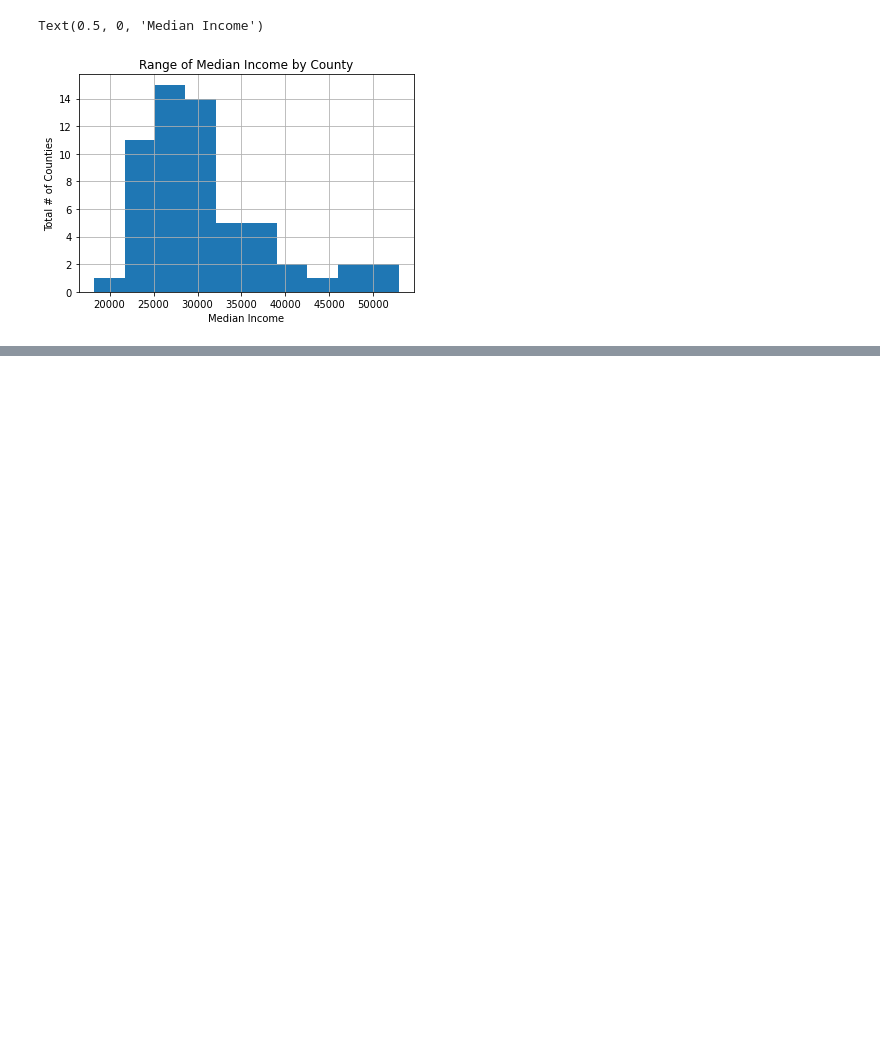
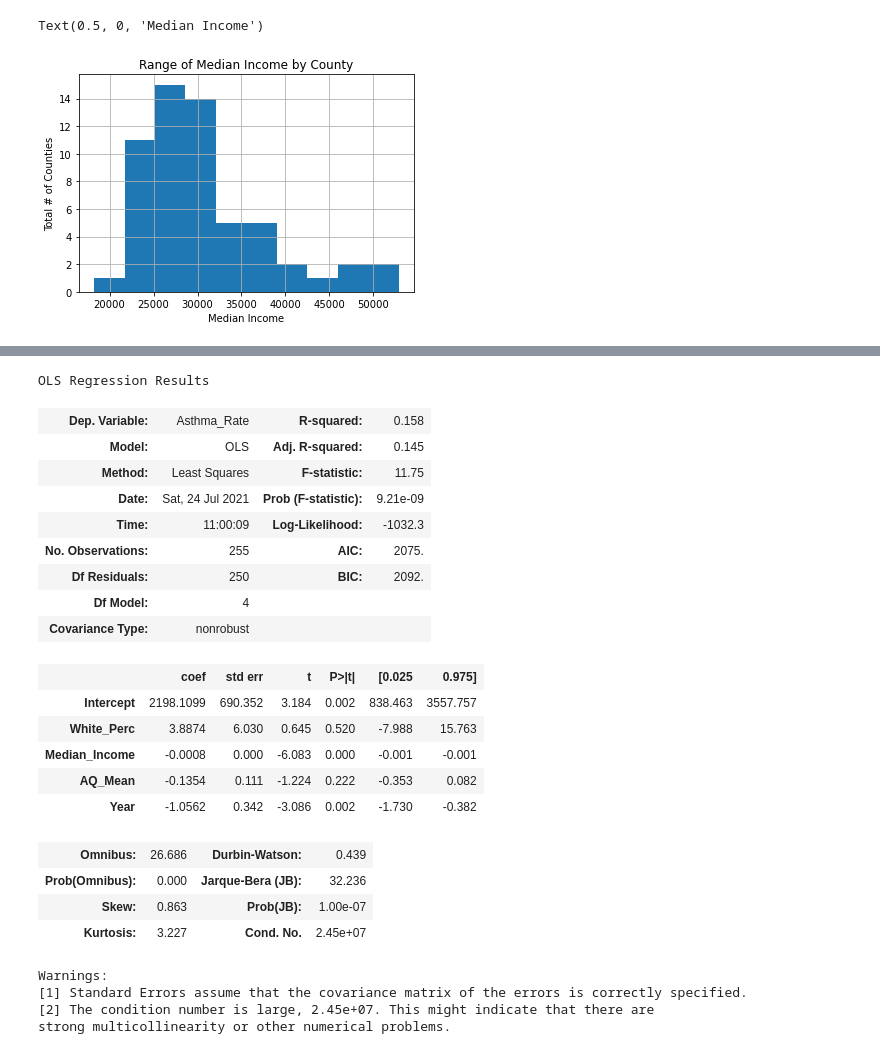
Before and after one commit to joelbray/team-103-project, a Jupyter notebook: census_eda_plus_merged_table_eda.ipynb, the cells around one changed output, grey strips where cells are left out. Cells and saved outputs as stored; diff of their text form; code cells hidden in the pictures; blank space fills up the shorter version.

```diff
--- a/census_eda_plus_merged_table_eda.ipynb
+++ b/census_eda_plus_merged_table_eda.ipynb
@@ -187,0 +382,30 @@ fitted.summary()
+# %%
+formula = 'Asthma_Rate ~ White_Perc + Median_Income + AQ_Mean + Year'
+model = sm.ols(formula = formula, data = df_complete)
+fitted = model.fit()
+fitted.summary()
+# %% [output]
+OLS Regression Results
+| Dep. Variable: | Asthma_Rate | R-squared: | 0.158 |
+| Model: | OLS | Adj. R-squared: | 0.145 |
+| Method: | Least Squares | F-statistic: | 11.75 |
+| Date: | Sat, 24 Jul 2021 | Prob (F-statistic): | 9.21e-09 |
+| Time: | 11:00:09 | Log-Likelihood: | -1032.3 |
+| No. Observations: | 255 | AIC: | 2075. |
+| Df Residuals: | 250 | BIC: | 2092. |
+| Df Model: | 4 |  |  |
+| Covariance Type: | nonrobust |  |  |
+|  | coef | std err | t | P>|t| | [0.025 | 0.975] |
+| Intercept | 2198.1099 | 690.352 | 3.184 | 0.002 | 838.463 | 3557.757 |
+| White_Perc | 3.8874 | 6.030 | 0.645 | 0.520 | -7.988 | 15.763 |
+| Median_Income | -0.0008 | 0.000 | -6.083 | 0.000 | -0.001 | -0.001 |
+| AQ_Mean | -0.1354 | 0.111 | -1.224 | 0.222 | -0.353 | 0.082 |
+| Year | -1.0562 | 0.342 | -3.086 | 0.002 | -1.730 | -0.382 |
+| Omnibus: | 26.686 | Durbin-Watson: | 0.439 |
+| Prob(Omnibus): | 0.000 | Jarque-Bera (JB): | 32.236 |
+| Skew: | 0.863 | Prob(JB): | 1.00e-07 |
+| Kurtosis: | 3.227 | Cond. No. | 2.45e+07 |
+Warnings:
+[1] Standard Errors assume that the covariance matrix of the errors is correctly specified.
+[2] The condition number is large, 2.45e+07. This might indicate that there are
+strong multicollinearity or other numerical problems.
```
Also changed, not shown: parts of 23 cells of this notebook, 2 other files.
